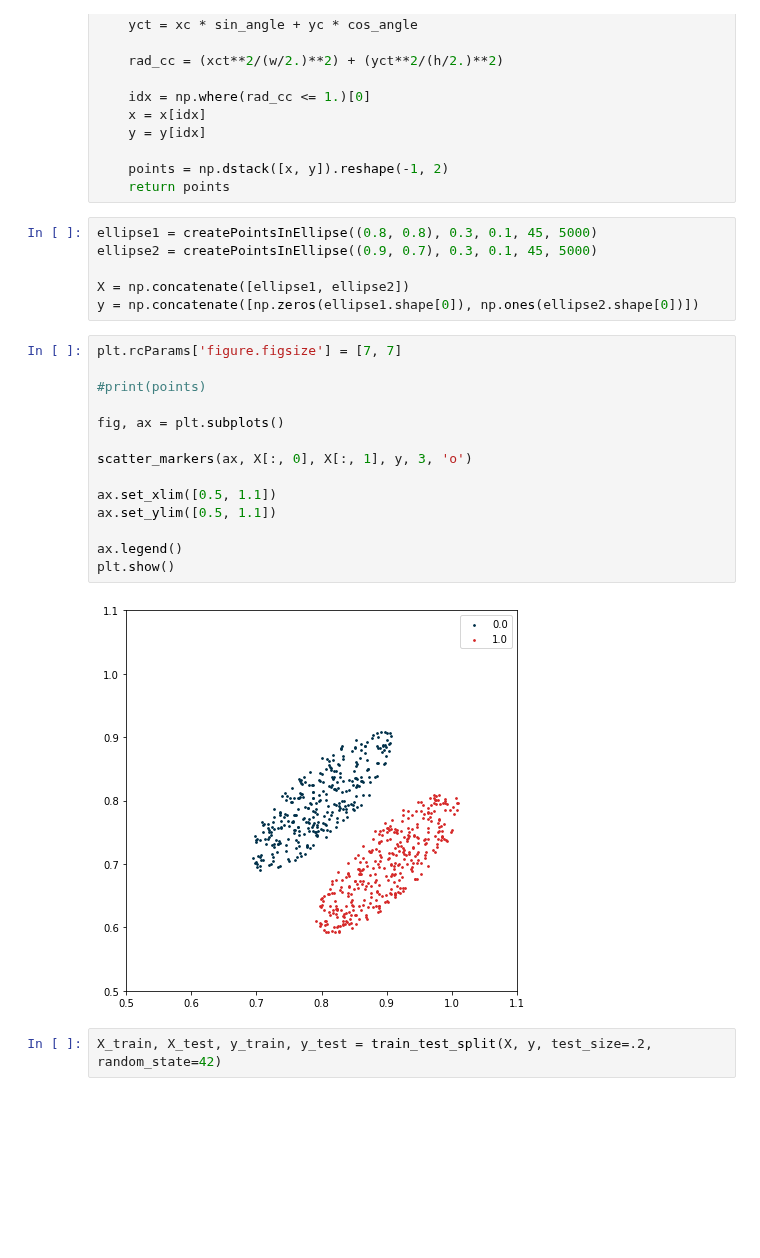
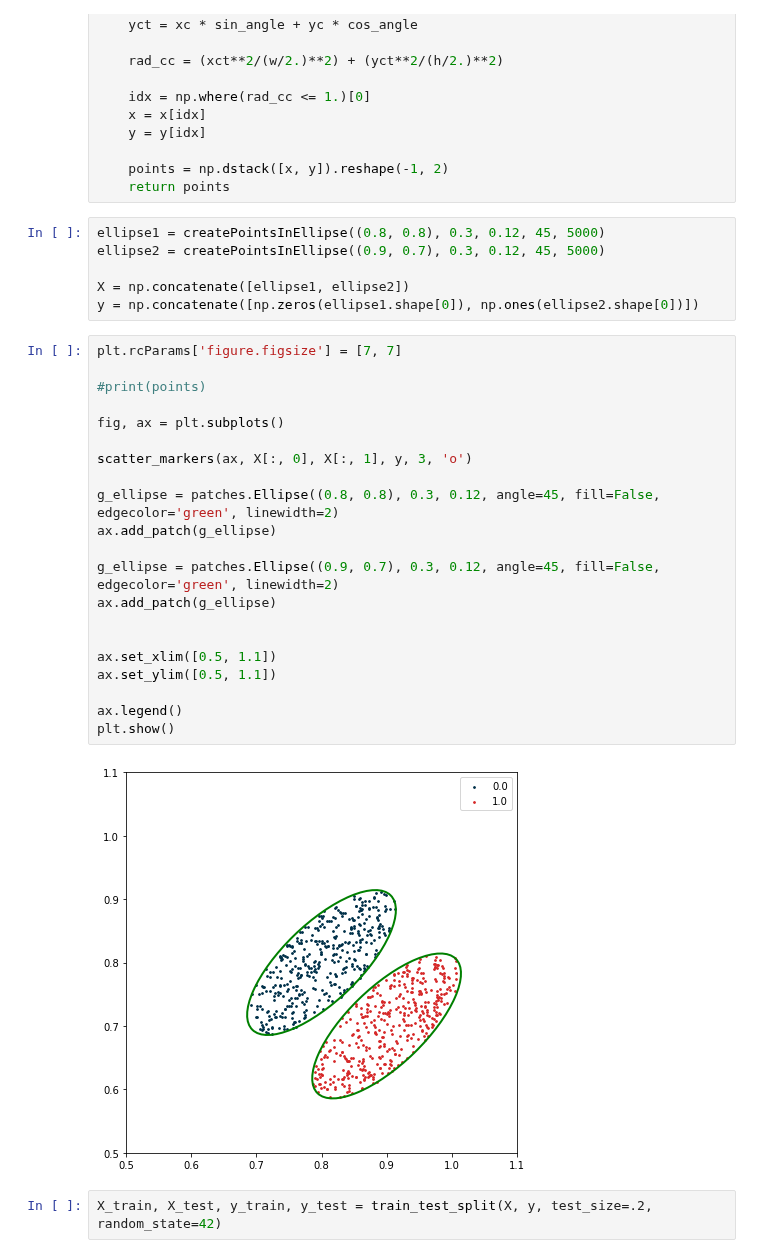
Before and after one commit to Altair200333/ML_tasks, a Jupyter notebook: task1/knn_ellipse.ipynb, the cells around one changed output. Cells and saved outputs as stored; diff of their text form; blank space fills up the shorter version.

Commit message:
4 points

```diff
--- a/task1/knn_ellipse.ipynb
+++ b/task1/knn_ellipse.ipynb
@@ -60,27 +64,34 @@ def createPointsInEllipse(center, w, h, angle, number):
     points = np.dstack([x, y]).reshape(-1, 2)
     return points
 # %%
-ellipse1 = createPointsInEllipse((0.8, 0.8), 0.3, 0.1, 45, 5000)
-ellipse2 = createPointsInEllipse((0.9, 0.7), 0.3, 0.1, 45, 5000)
+ellipse1 = createPointsInEllipse((0.8, 0.8), 0.3, 0.12, 45, 5000)
+ellipse2 = createPointsInEllipse((0.9, 0.7), 0.3, 0.12, 45, 5000)
 
 X = np.concatenate([ellipse1, ellipse2])
 y = np.concatenate([np.zeros(ellipse1.shape[0]), np.ones(ellipse2.shape[0])])
 # %%
 plt.rcParams['figure.figsize'] = [7, 7]
 
 #print(points)
 
 fig, ax = plt.subplots()
 
 scatter_markers(ax, X[:, 0], X[:, 1], y, 3, 'o')
 
+g_ellipse = patches.Ellipse((0.8, 0.8), 0.3, 0.12, angle=45, fill=False, edgecolor='green', linewidth=2)
+ax.add_patch(g_ellipse)
+
+g_ellipse = patches.Ellipse((0.9, 0.7), 0.3, 0.12, angle=45, fill=False, edgecolor='green', linewidth=2)
+ax.add_patch(g_ellipse)
+
+
 ax.set_xlim([0.5, 1.1])
 ax.set_ylim([0.5, 1.1])
 
 ax.legend()
 plt.show()
 # %% [output]
-[figure, old version]
+[figure, new version]
 # %%
 X_train, X_test, y_train, y_test = train_test_split(X, y, test_size=.2, random_state=42)
 # %%
```
Also changed, not shown: parts of 1 cell of this notebook, 2 other files.
